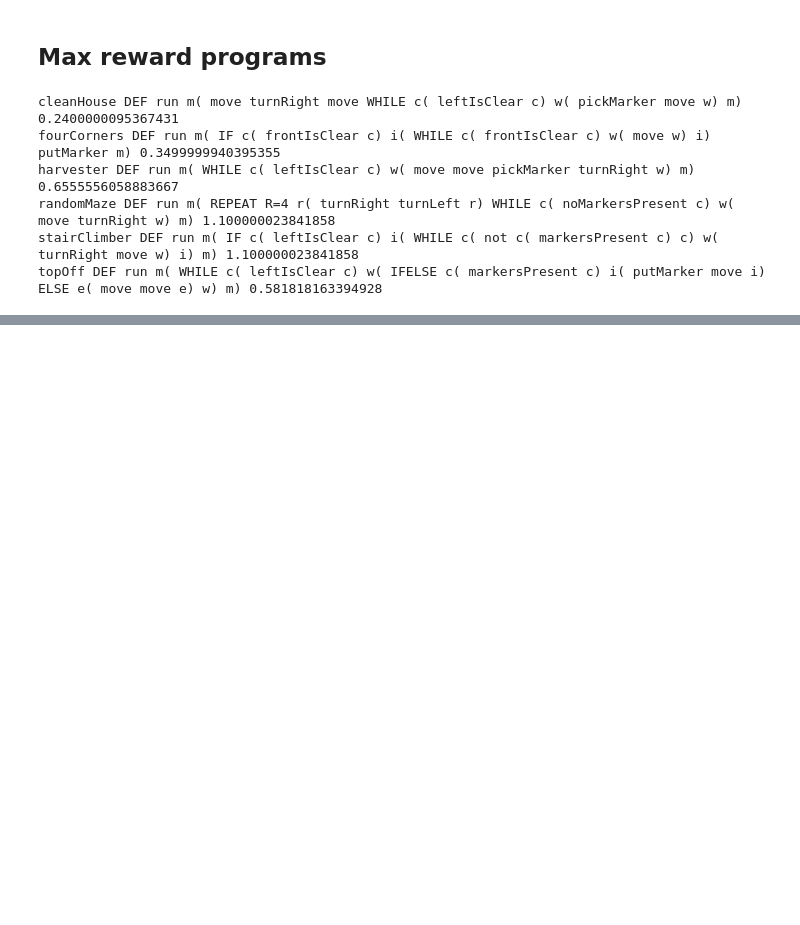
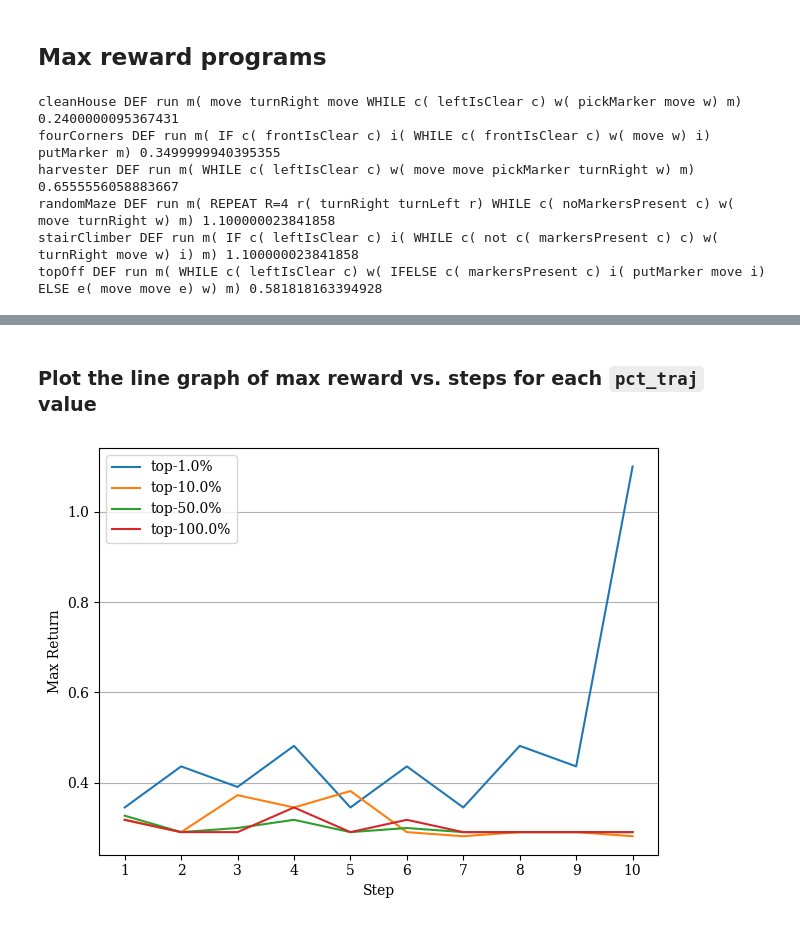
Before and after one commit to AbhijeetKrishnan/decision-transformer, a Jupyter notebook: karel/dt-training-analysis/gen_graph.ipynb, the cells around one changed output, grey strips where cells are left out. Saved outputs shown, nothing was run; the diff lists cells and outputs as text; code cells hidden in the pictures; blank space fills up the shorter version.

```diff
--- a/karel/dt-training-analysis/gen_graph.ipynb
+++ b/karel/dt-training-analysis/gen_graph.ipynb
@@ -93,0 +100,39 @@ topOff DEF run m( WHILE c( leftIsClear c) w( IFELSE c( markersPresent c) i( putM
+# %%
+import pandas as pd
+import numpy as np
+
+values = ('001', '01', '05', '10')
+
+df = {}
+grouped_data = {}
+
+for value in values:
+    df[value] = pd.read_csv(f'pct_{value}.csv')
+
+    # Group data by 'iteration' and 'reward'
+    grouped_data[value] = df[value].groupby('iteration')['reward'].apply(list)
+# %% [markdown]
+### Plot the line graph of max reward vs. steps for each `pct_traj` value
+# %%
+import matplotlib.pyplot as plt
+
+plt.rcParams['font.family'] = 'serif'
+
+for value in values:
+    plt.plot(grouped_data[value].index, grouped_data[value].apply(max), label=f'top-{float(value[0] + "." + value[1:]) * 100}%')
+
+plt.xticks(grouped_data['001'].index, grouped_data['001'].index)
+plt.legend(loc='upper left', framealpha=0.7)
+plt.grid(visible=True, axis='y', zorder=0)
+
+plt.xlabel('Step')
+plt.ylabel('Max Return')
+plt.legend()
+
+plt.tight_layout()
+
+# Save and display the plot
+plt.savefig('dt_pct_traj.pdf')  # Save the plot as a PDF file
+plt.show()
+# %% [output]
+[figure, added]
```
Also changed, not shown: parts of 15 cells of this notebook.
